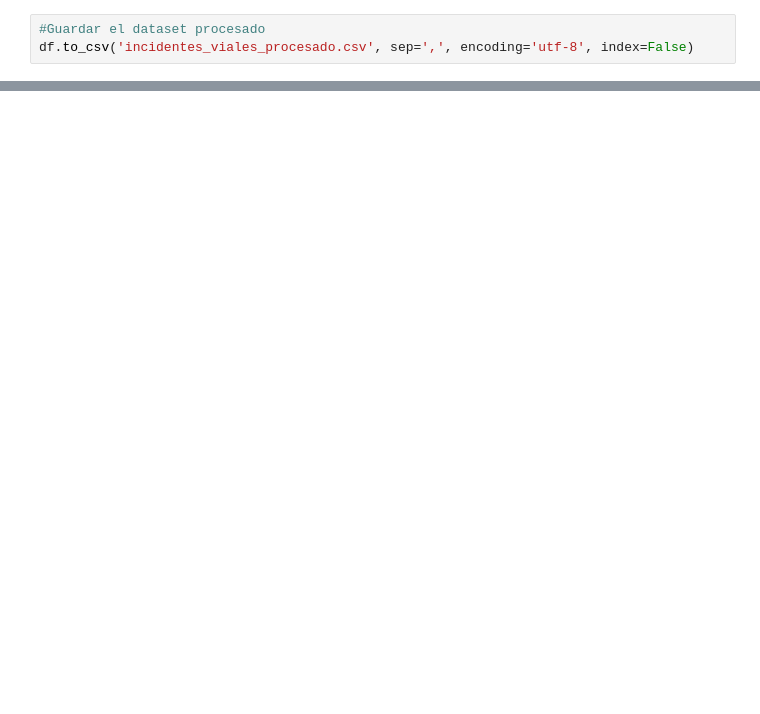
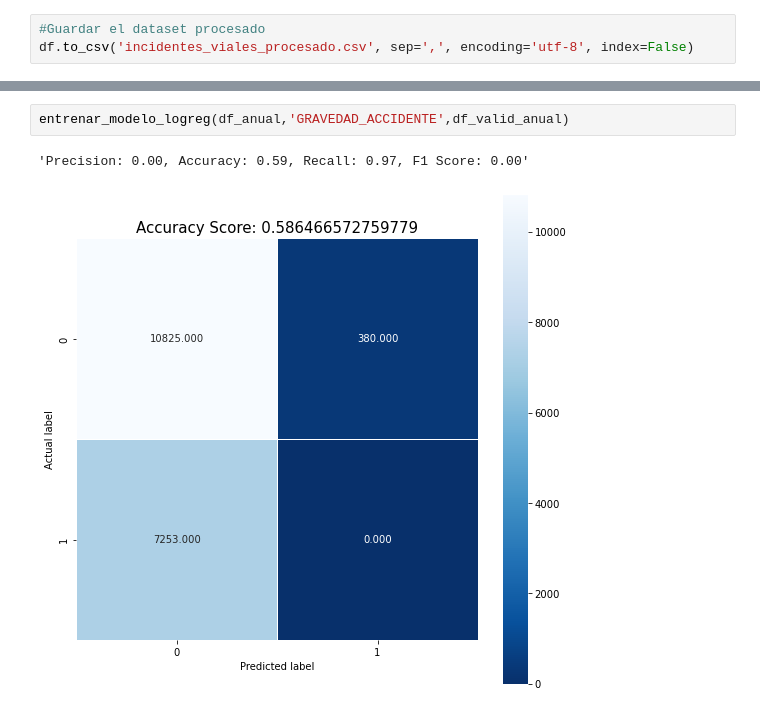
Before and after one commit to dgilrua/proyecto2-analitica, a Jupyter notebook: main.ipynb, the cells around one changed output, grey strips where cells are left out. Cells and saved outputs as stored; diff of their text form; blank space fills up the shorter version.

```diff
--- a/main.ipynb
+++ b/main.ipynb
@@ -906,0 +804,5 @@ df.head()
+# %%
+entrenar_modelo_logreg(df_anual,'GRAVEDAD_ACCIDENTE',df_valid_anual)
+# %% [output]
+'Precision: 0.00, Accuracy: 0.59, Recall: 0.97, F1 Score: 0.00'
+[figure, added]
```
Also changed, not shown: parts of 99 cells of this notebook, 1 other file.
